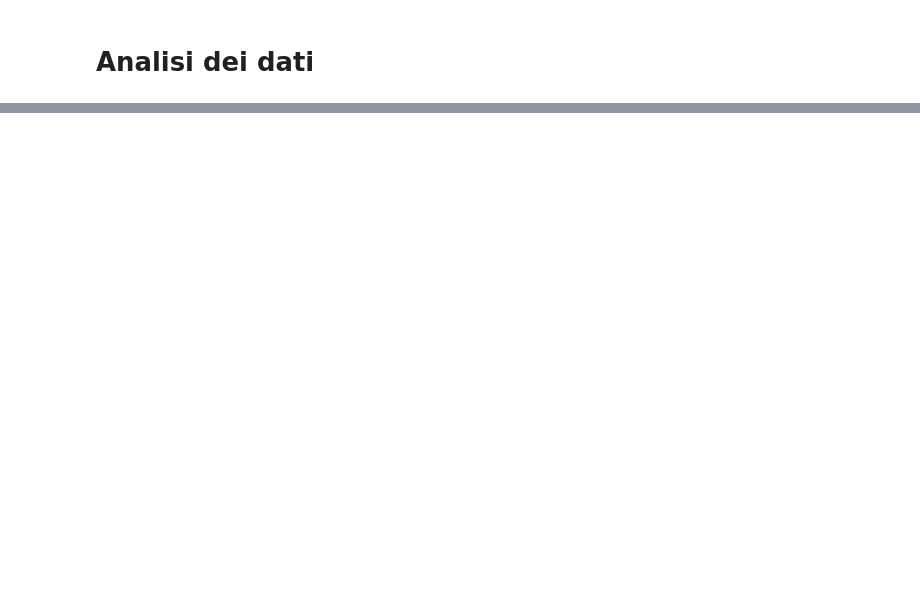
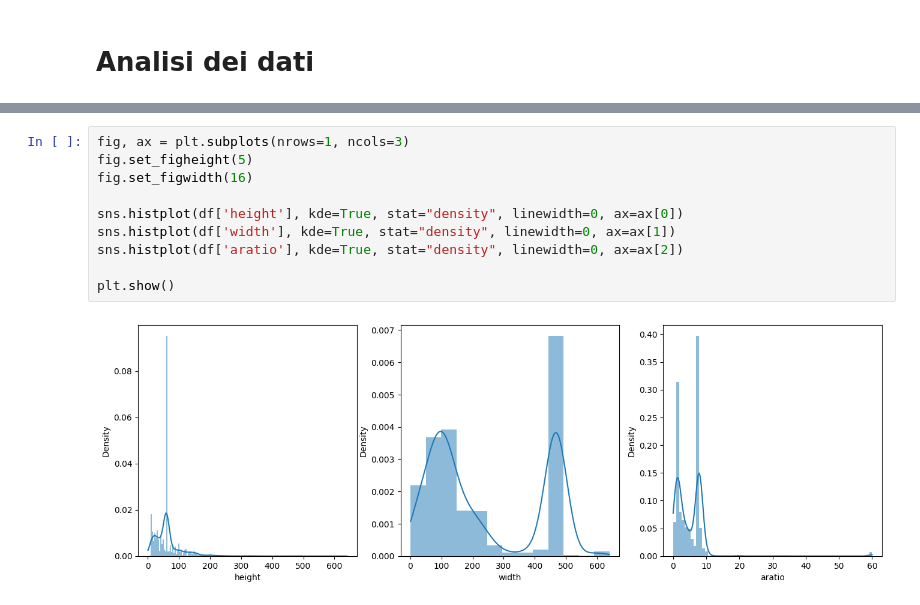
Before and after one commit to wredan/fad-project, a Jupyter notebook: notebook.ipynb, the cells around one changed output, grey strips where cells are left out. Saved outputs shown, nothing was run; the diff lists cells and outputs as text; blank space fills up the shorter version.

```diff
--- a/notebook.ipynb
+++ b/notebook.ipynb
@@ -240,0 +303,12 @@ plt.show()
+# %%
+fig, ax = plt.subplots(nrows=1, ncols=3)
+fig.set_figheight(5)
+fig.set_figwidth(16)
+
+sns.histplot(df['height'], kde=True, stat="density", linewidth=0, ax=ax[0])
+sns.histplot(df['width'], kde=True, stat="density", linewidth=0, ax=ax[1])
+sns.histplot(df['aratio'], kde=True, stat="density", linewidth=0, ax=ax[2])
+
+plt.show()
+# %% [output]
+[figure, added]
```
Also changed, not shown: parts of 26 cells of this notebook.
